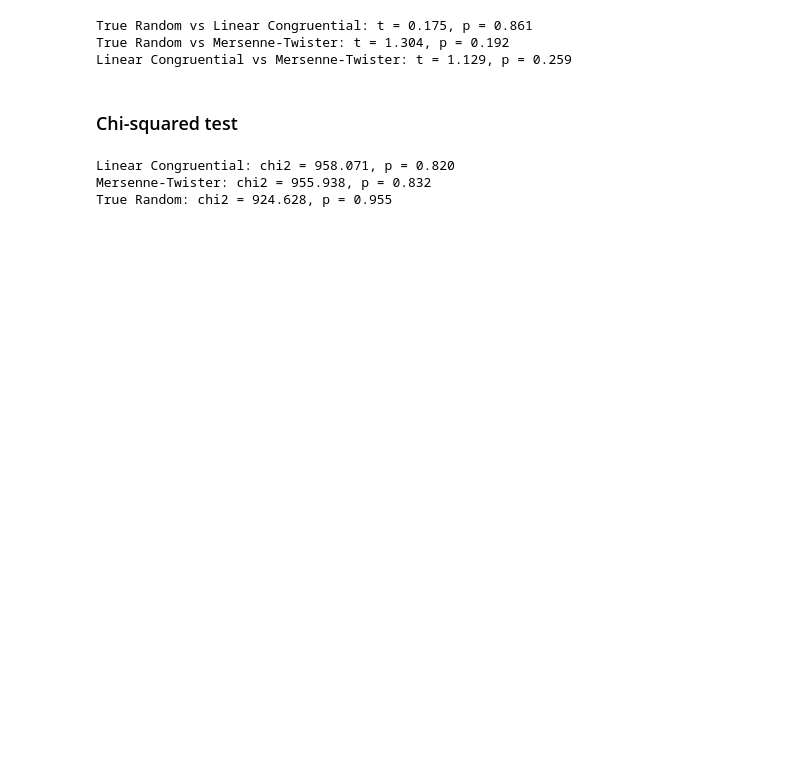
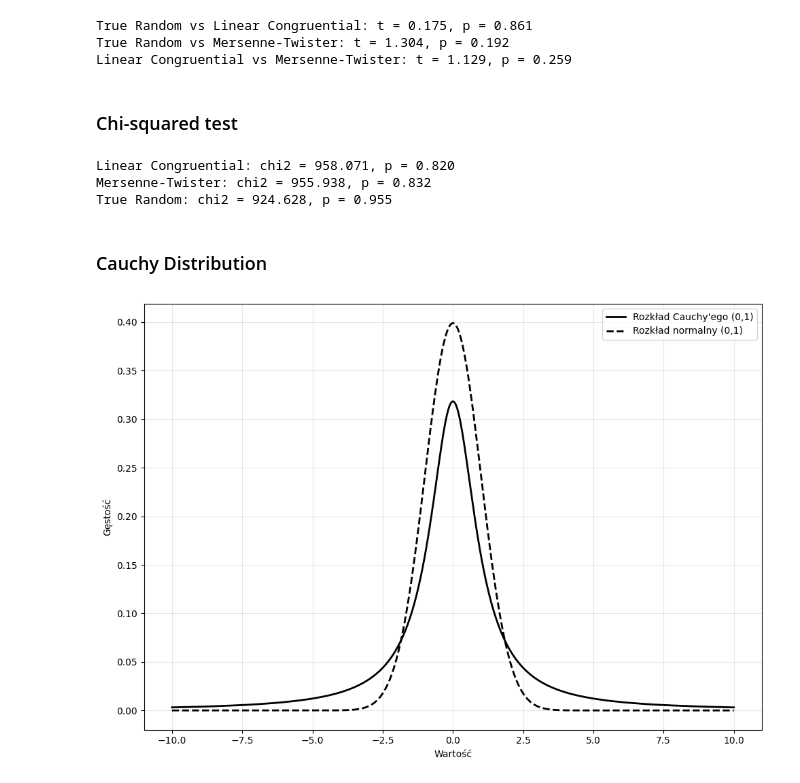
Before and after one commit to msadlej/prng-ea-benchmark, a Jupyter notebook: generators.ipynb, the cells around one changed output. Drawn from its saved outputs; the diff is of its cells as text; code cells hidden in the pictures; blank space fills up the shorter version.

```diff
--- a/generators.ipynb
+++ b/generators.ipynb
@@ -126,3 +126,25 @@ print(f"True Random: chi2 = {chi2_tr.statistic:.3f}, p = {chi2_tr.pvalue:.3f}")
 Linear Congruential: chi2 = 958.071, p = 0.820
 Mersenne-Twister: chi2 = 955.938, p = 0.832
 True Random: chi2 = 924.628, p = 0.955
+# %% [markdown]
+### Cauchy Distribution
+# %%
+plt.figure(figsize=(10, 7))
+x = np.linspace(-10, 10, 1000)
+
+theoretical_cauchy = stats.cauchy.pdf(x, loc=0, scale=1)
+plt.plot(x, theoretical_cauchy, 'k-', linewidth=2, label='Rozkład Cauchy\'ego (0,1)')
+
+theoretical_gauss = stats.norm.pdf(x, loc=0, scale=1)
+plt.plot(x, theoretical_gauss, 'k--', linewidth=2, label='Rozkład normalny (0,1)')
+
+plt.xlabel('Wartość')
+plt.ylabel('Gęstość')
+plt.grid(True, alpha=0.3)
+plt.legend()
+
+plt.tight_layout()
+plt.savefig("imgs/cauchy_distribution.png")
+plt.show()
+# %% [output]
+[figure, added]
```
Also changed, not shown: parts of 5 cells of this notebook, 3 other files.
